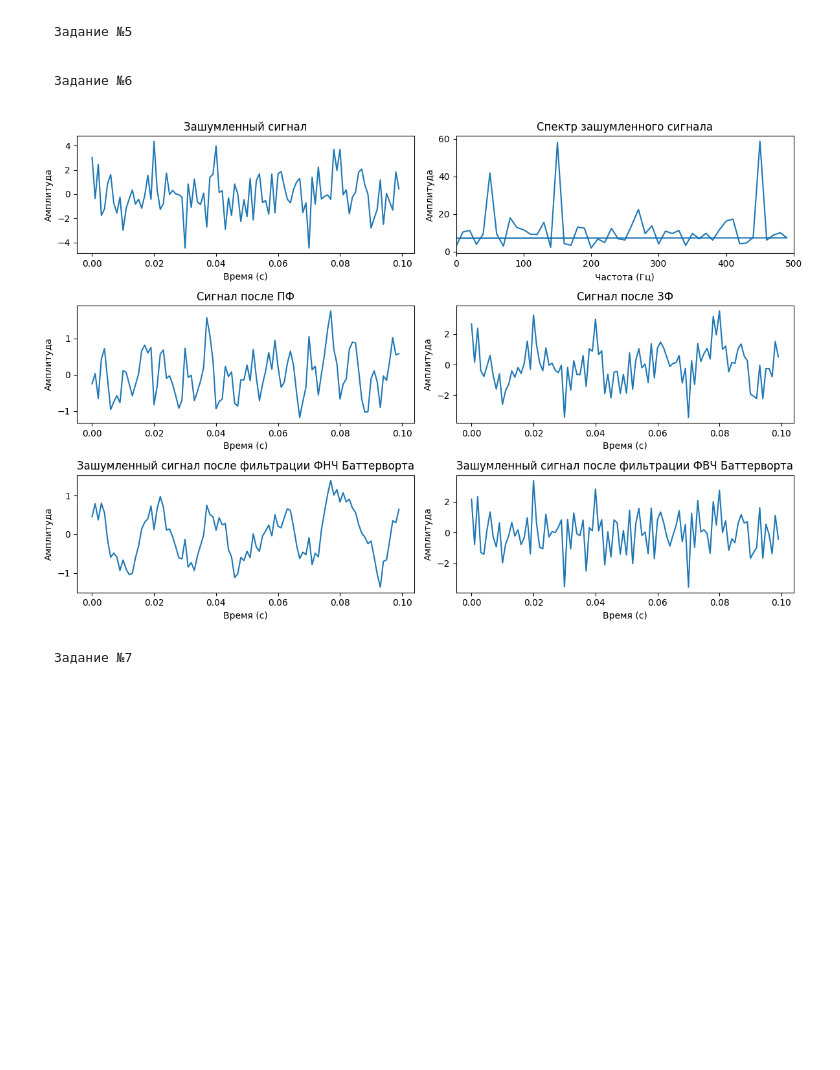
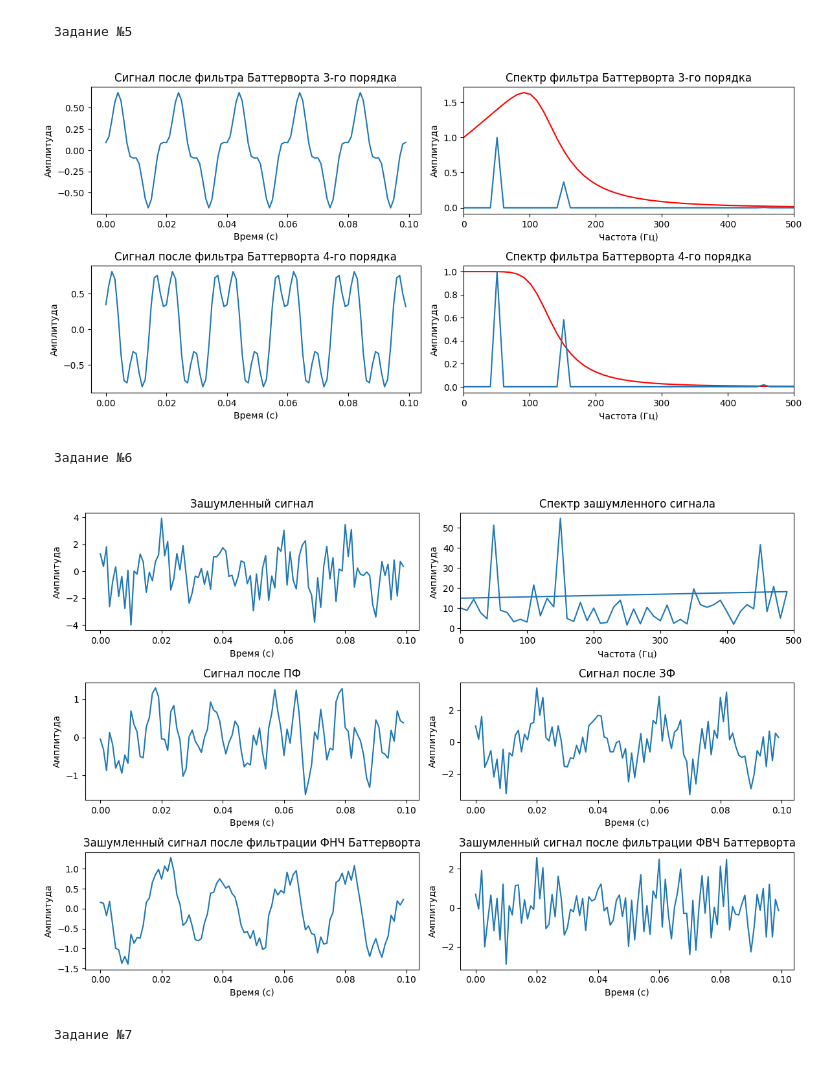
Before and after one commit to kvasik3000/Digital_Signals, a Jupyter notebook: Lab_4/Lab4.ipynb, the cells around one changed output. Saved outputs shown, nothing was run; the diff lists cells and outputs as text; code cells hidden in the pictures; blank space fills up the shorter version.

`````diff
--- a/Lab_4/Lab4.ipynb
+++ b/Lab_4/Lab4.ipynb
@@ -248,6 +248,72 @@ plt.show()
 ````
 Задание №5
 ````
+# %%
+coeff = [1, 0, 0, 0, 0, 0, 0, 0, 1]
+res = np.roots(coeff)
+
+def buttherword(w, wc, n):
+    pr = 1
+    for i in range (0,n):
+        pr = pr * (1j*(w/wc) - res[0:n][i])
+    omeg = 1 / pr
+    return omeg
+
+wc = 120  # Частота среза фильтра (в Гц)
+w = np.linspace(0, 1000, len(t))
+
+H_4 = buttherword(w,wc,4)
+
+H_3 = buttherword(w,wc,3)
+
+filterd_but_signal_3 = np.fft.ifft(np.fft.fft(signal_cos) * H_4)
+
+filterd_but_signal_4 = np.fft.ifft(np.fft.fft(signal_cos) * H_3)
+
+signal_spectrum_3 = np.abs(np.fft.fft(filterd_but_signal_3))
+signal_spectrum_4 = np.abs(np.fft.fft(filterd_but_signal_4))
+
+
+plt.figure(figsize=(12, 8))
+# Подграфик 2: Отфильтрованный сигнал
+plt.subplot(3, 2, 1)
+plt.plot(t, filterd_but_signal_3 )
+# plt.plot(t,signal450,color = "red")
+plt.xlabel('Время (с)')
+plt.ylabel('Амплитуда')
+plt.title('Сигнал после фильтра Баттерворта 3-го порядка')
+
+plt.subplot(3, 2, 2)
+plt.plot(w,np.abs(H_3), color = 'red')
+# plt.plot(np.fft.fftfreq(len(t), 1 / fs), np.abs(np.fft.fft(filtered_signal)))
+plt.plot(w,np.abs(np.fft.fft(filterd_but_signal_3))/np.max(np.abs(np.fft.fft(filterd_but_signal_3))))
+plt.xlabel('Частота (Гц)')
+plt.ylabel('Амплитуда')
+plt.title('Спектр фильтра Баттерворта 3-го порядка')
+plt.xlim(0,500)
+
+
+# Подграфик 2: Отфильтрованный сигнал
+plt.subplot(3, 2, 3)
+plt.plot(t, filterd_but_signal_4)
+# plt.plot(t,signal450,color = "red")
+plt.xlabel('Время (с)')
+plt.ylabel('Амплитуда')
+plt.title('Сигнал после фильтра Баттерворта 4-го порядка')
+
+plt.subplot(3, 2, 4)
+plt.plot(w,np.abs(H_4), color = 'red')
+# plt.plot(np.fft.fftfreq(len(t), 1 / fs), np.abs(np.fft.fft(filtered_signal)))
+plt.plot(w,np.abs(np.fft.fft(filterd_but_signal_4))/np.max(np.abs(np.fft.fft(filterd_but_signal_4))))
+plt.xlabel('Частота (Гц)')
+plt.ylabel('Амплитуда')
+plt.title('Спектр фильтра Баттерворта 4-го порядка')
+plt.xlim(0,500)
+
+plt.tight_layout()
+plt.show()
+# %% [output]
+[figure, added]
 # %% [markdown]
 ````
 Задание №6
@@ -327,7 +393,7 @@ plt.title('Зашумленный сигнал после фильтрации
 plt.tight_layout()
 plt.show()
 # %% [output]
-[figure, old version]
+[figure, new version]
 # %% [markdown]
 ````
 Задание №7
`````
